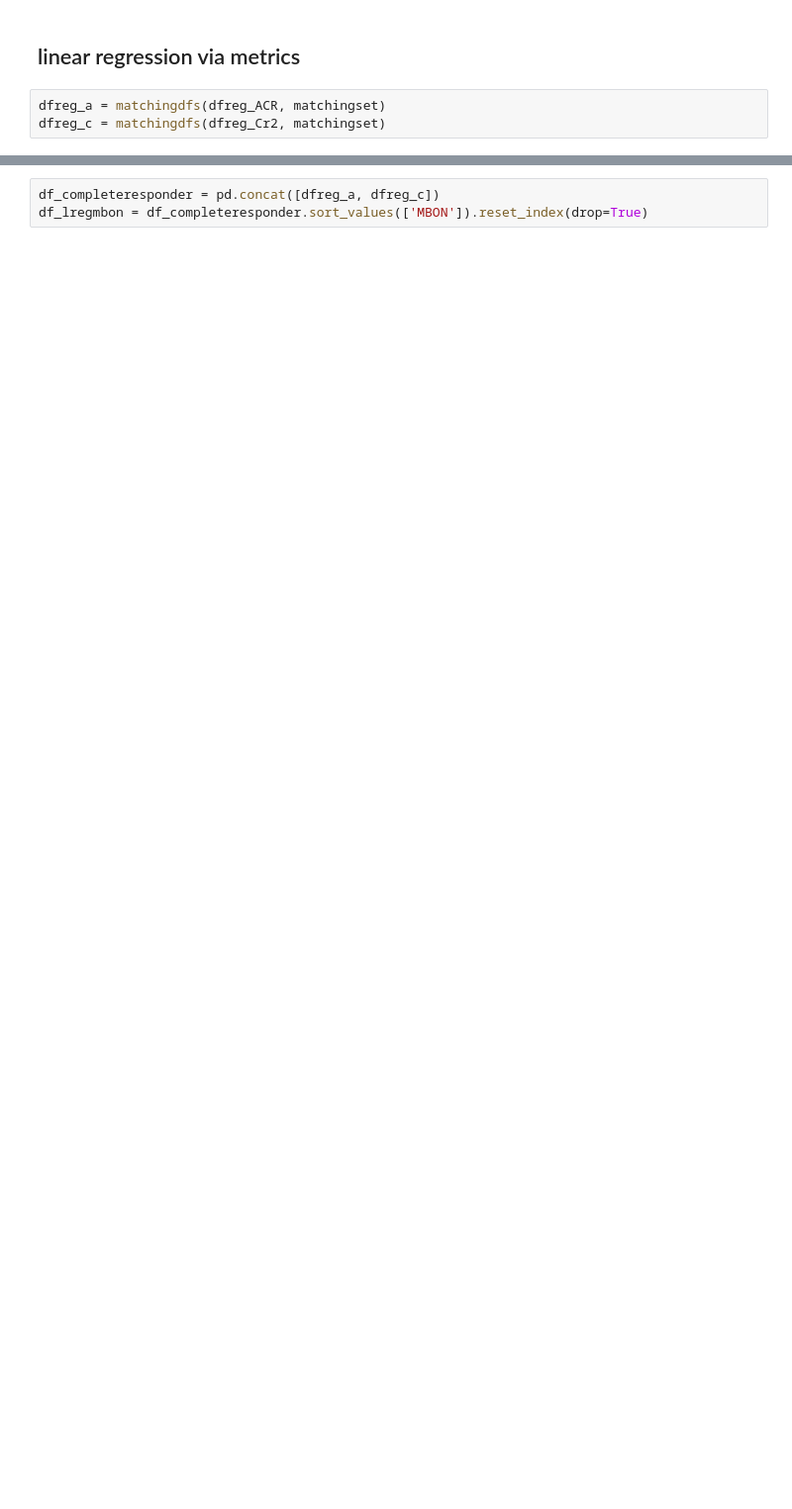
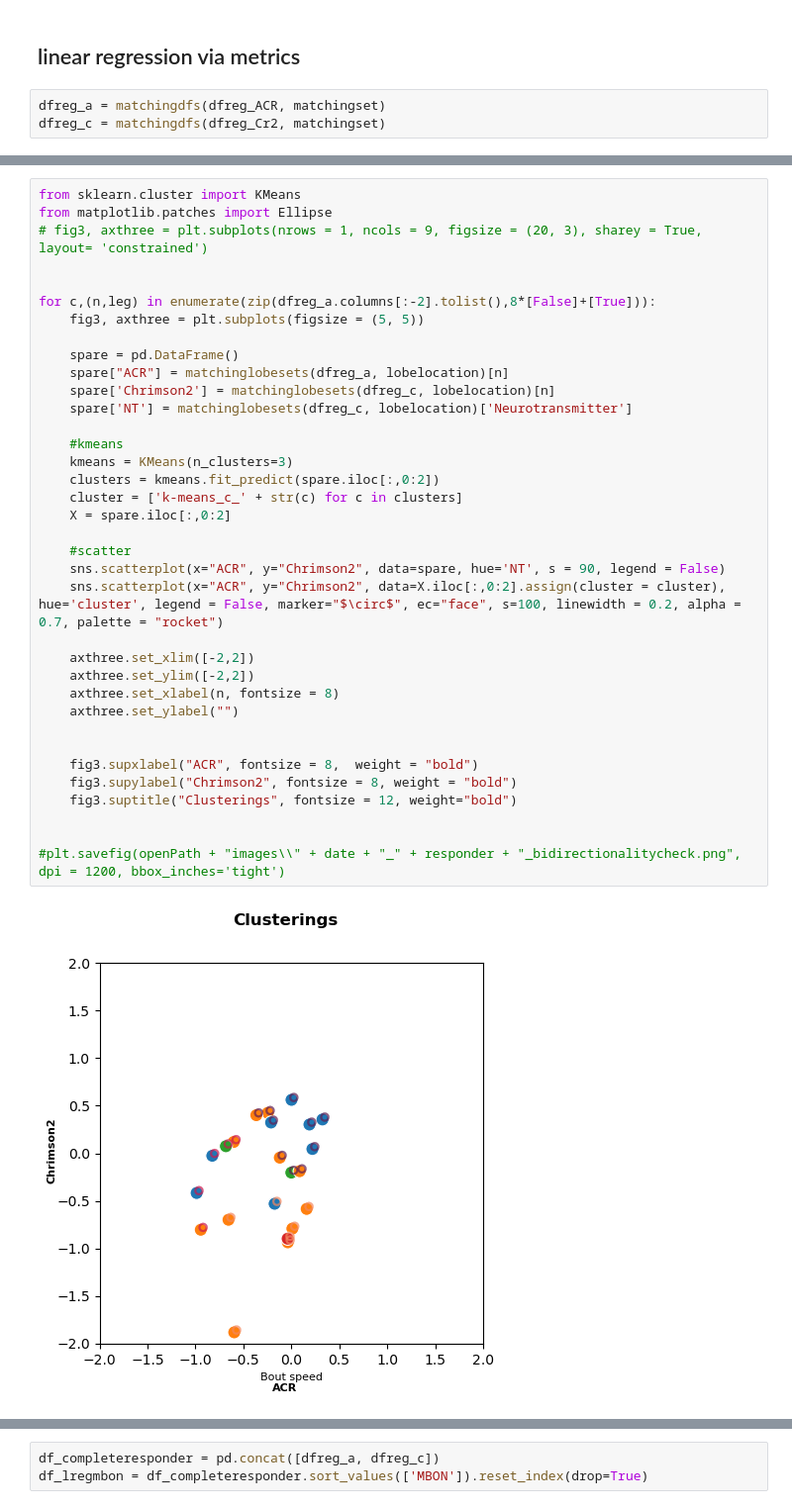
Before and after one commit to lnicole08/deltaG_screen, a Jupyter notebook: Heatmappotofu_1.ipynb, the cells around one changed output, grey strips where cells are left out. Shown at 99% size. Cells and saved outputs as stored; diff of their text form; blank space fills up the shorter version.

Commit message:
Clustering

```diff
--- a/Heatmappotofu_1.ipynb
+++ b/Heatmappotofu_1.ipynb
@@ -628,0 +744,38 @@ Text(0.5, 0.98, "Linear regression with Pearson's coeff")
+# %%
+from sklearn.cluster import KMeans
+from matplotlib.patches import Ellipse
+# fig3, axthree = plt.subplots(nrows = 1, ncols = 9, figsize = (20, 3), sharey = True, layout= 'constrained')
+
+
+for c,(n,leg) in enumerate(zip(dfreg_a.columns[:-2].tolist(),8*[False]+[True])):
+    fig3, axthree = plt.subplots(figsize = (5, 5))
+
+    spare = pd.DataFrame()
+    spare["ACR"] = matchinglobesets(dfreg_a, lobelocation)[n]
+    spare['Chrimson2'] = matchinglobesets(dfreg_c, lobelocation)[n]
+    spare['NT'] = matchinglobesets(dfreg_c, lobelocation)['Neurotransmitter']
+
+    #kmeans
+    kmeans = KMeans(n_clusters=3)
+    clusters = kmeans.fit_predict(spare.iloc[:,0:2])
+    cluster = ['k-means_c_' + str(c) for c in clusters]
+    X = spare.iloc[:,0:2]
+
+    #scatter
+    sns.scatterplot(x="ACR", y="Chrimson2", data=spare, hue='NT', s = 90, legend = False)
+    sns.scatterplot(x="ACR", y="Chrimson2", data=X.iloc[:,0:2].assign(cluster = cluster), hue='cluster', legend = False, marker="$\circ$", ec="face", s=100, linewidth = 0.2, alpha = 0.7, palette = "rocket")
+
+    axthree.set_xlim([-2,2])
+    axthree.set_ylim([-2,2])
+    axthree.set_xlabel(n, fontsize = 8)
+    axthree.set_ylabel("")
+
+
+    fig3.supxlabel("ACR", fontsize = 8,  weight = "bold")
+    fig3.supylabel("Chrimson2", fontsize = 8, weight = "bold")
+    fig3.suptitle("Clusterings", fontsize = 12, weight="bold")
+
+
+#plt.savefig(openPath + "images\\" + date + "_" + responder + "_bidirectionalitycheck.png", dpi = 1200, bbox_inches='tight')
+# %% [output]
+[figure, added]
```
Also changed, not shown: parts of 16 cells of this notebook.
